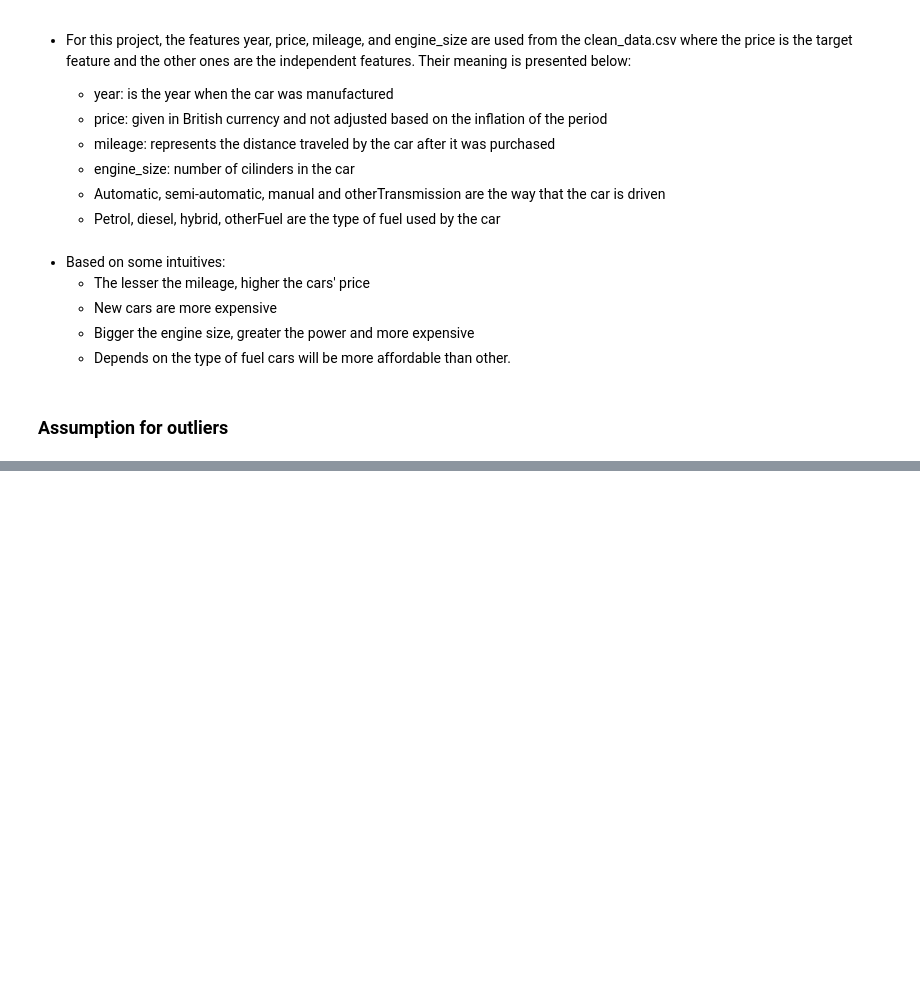
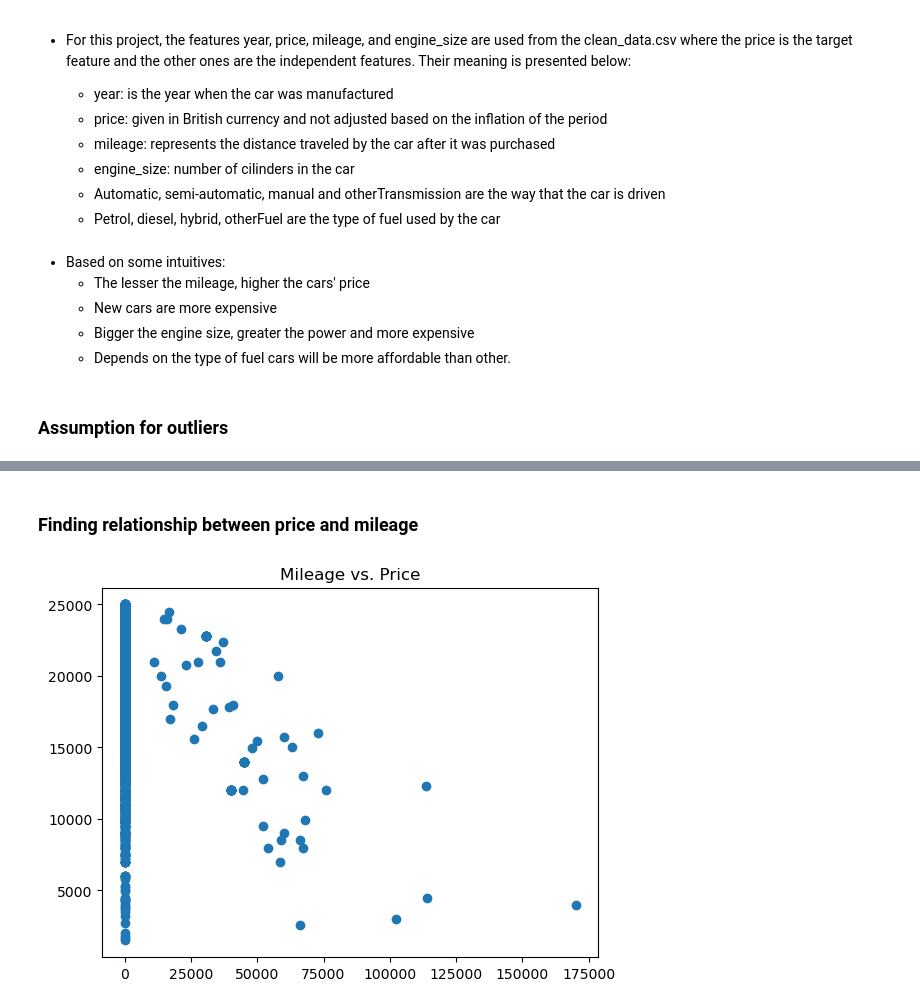
Before and after one commit to mateusAbdallah/car-dataset, a Jupyter notebook: Project01.ipynb, the cells around one changed output, grey strips where cells are left out. Saved outputs shown, nothing was run; the diff lists cells and outputs as text; code cells hidden in the pictures; blank space fills up the shorter version.

```diff
--- a/Project01.ipynb
+++ b/Project01.ipynb
@@ -378,0 +380,8 @@ plt.show()
+# %% [markdown]
+### Finding relationship between price and mileage
+# %%
+plt.scatter(df_num.mileage, df_num.price)
+plt.title('Mileage vs. Price')
+plt.show()
+# %% [output]
+[figure, added]
```
Also changed, not shown: parts of 14 cells of this notebook.
